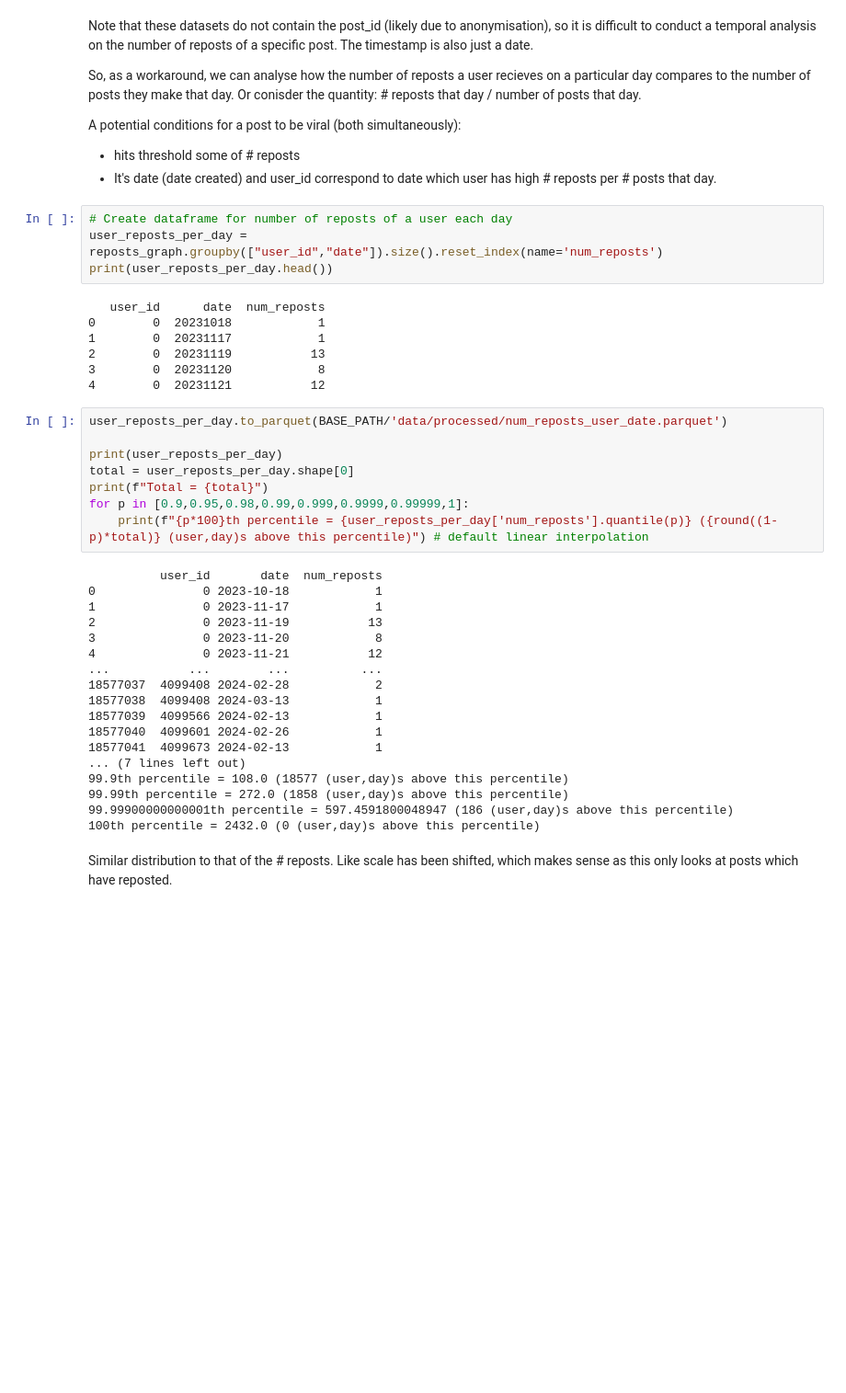
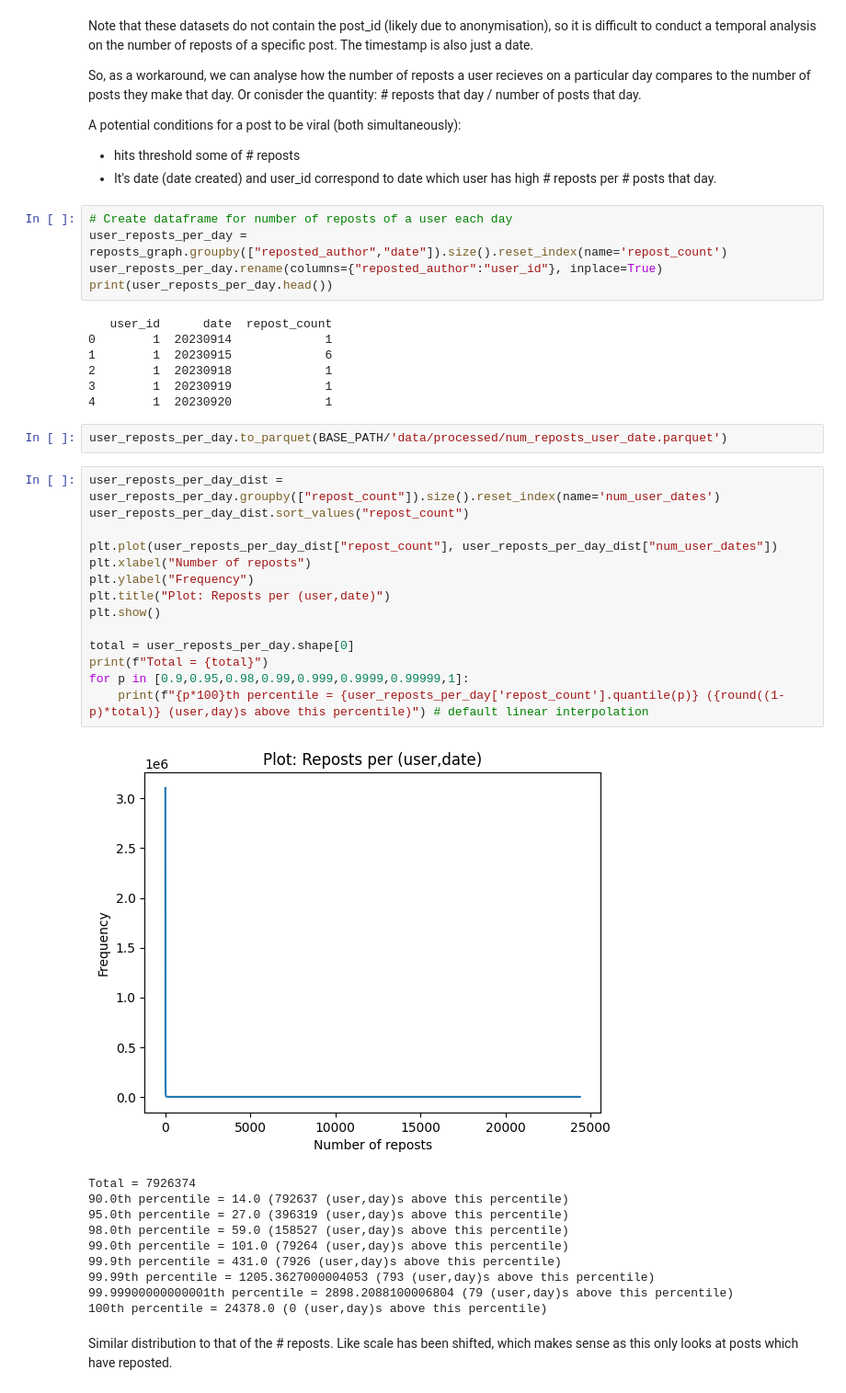
Before and after one commit to AravRaja/virality-analysis-datascience, a Jupyter notebook: notebooks/identifying_virality_metrics.ipynb, the cells around one changed output. Shown at 92% size. Drawn from its saved outputs; the diff is of its cells as text; blank space fills up the shorter version.

```diff
--- a/notebooks/identifying_virality_metrics.ipynb
+++ b/notebooks/identifying_virality_metrics.ipynb
@@ -239,41 +228,43 @@ A potential conditions for a post to be viral (both simultaneously):
 - It's date (date created) and user_id correspond to date which user has high # reposts per # posts that day.
 # %%
 # Create dataframe for number of reposts of a user each day
-user_reposts_per_day = reposts_graph.groupby(["user_id","date"]).size().reset_index(name='num_reposts')
+user_reposts_per_day = reposts_graph.groupby(["reposted_author","date"]).size().reset_index(name='repost_count')
+user_reposts_per_day.rename(columns={"reposted_author":"user_id"}, inplace=True)
 print(user_reposts_per_day.head())
 # %% [output]
-   user_id      date  num_reposts
-0        0  20231018            1
-1        0  20231117            1
-2        0  20231119           13
-3        0  20231120            8
-4        0  20231121           12
+   user_id      date  repost_count
+0        1  20230914             1
+1        1  20230915             6
+2        1  20230918             1
+3        1  20230919             1
+4        1  20230920             1
 # %%
 user_reposts_per_day.to_parquet(BASE_PATH/'data/processed/num_reposts_user_date.parquet')
-
-print(user_reposts_per_day)
-total = user_reposts_per_day.shape[0]
-print(f"Total = {total}")
-for p in [0.9,0.95,0.98,0.99,0.999,0.9999,0.99999,1]:
-    print(f"{p*100}th percentile = {user_reposts_per_day['num_reposts'].quantile(p)} ({round((1-p)*total)} (user,day)s above this percentile)") # default linear interpolation
-# %% [output]
-          user_id       date  num_reposts
-0               0 2023-10-18            1
-1               0 2023-11-17            1
-2               0 2023-11-19           13
-3               0 2023-11-20            8
-4               0 2023-11-21           12
-...           ...        ...          ...
-18577037  4099408 2024-02-28            2
-18577038  4099408 2024-03-13            1
-18577039  4099566 2024-02-13            1
-18577040  4099601 2024-02-26            1
-18577041  4099673 2024-02-13            1
-... (7 lines left out)
-99.9th percentile = 108.0 (18577 (user,day)s above this percentile)
-99.99th percentile = 272.0 (1858 (user,day)s above this percentile)
-99.99900000000001th percentile = 597.4591800048947 (186 (user,day)s above this percentile)
-100th percentile = 2432.0 (0 (user,day)s above this percentile)
+# %%
+user_reposts_per_day_dist = user_reposts_per_day.groupby(["repost_count"]).size().reset_index(name='num_user_dates')
+user_reposts_per_day_dist.sort_values("repost_count")
+
+plt.plot(user_reposts_per_day_dist["repost_count"], user_reposts_per_day_dist["num_user_dates"])
+plt.xlabel("Number of reposts")
+plt.ylabel("Frequency")
+plt.title("Plot: Reposts per (user,date)")
+plt.show()
+
+total = user_reposts_per_day.shape[0]
+print(f"Total = {total}")
+for p in [0.9,0.95,0.98,0.99,0.999,0.9999,0.99999,1]:
+    print(f"{p*100}th percentile = {user_reposts_per_day['repost_count'].quantile(p)} ({round((1-p)*total)} (user,day)s above this percentile)") # default linear interpolation
+# %% [output]
+[figure, added]
+Total = 7926374
+90.0th percentile = 14.0 (792637 (user,day)s above this percentile)
+95.0th percentile = 27.0 (396319 (user,day)s above this percentile)
+98.0th percentile = 59.0 (158527 (user,day)s above this percentile)
+99.0th percentile = 101.0 (79264 (user,day)s above this percentile)
+99.9th percentile = 431.0 (7926 (user,day)s above this percentile)
+99.99th percentile = 1205.3627000004053 (793 (user,day)s above this percentile)
+99.99900000000001th percentile = 2898.2088100006804 (79 (user,day)s above this percentile)
+100th percentile = 24378.0 (0 (user,day)s above this percentile)
 # %% [markdown]
 Similar distribution to that of the # reposts. Like scale has been shifted, which makes sense as this only looks at posts which have reposted.
 # %% [markdown]
```
Also changed, not shown: parts of 11 cells of this notebook.
